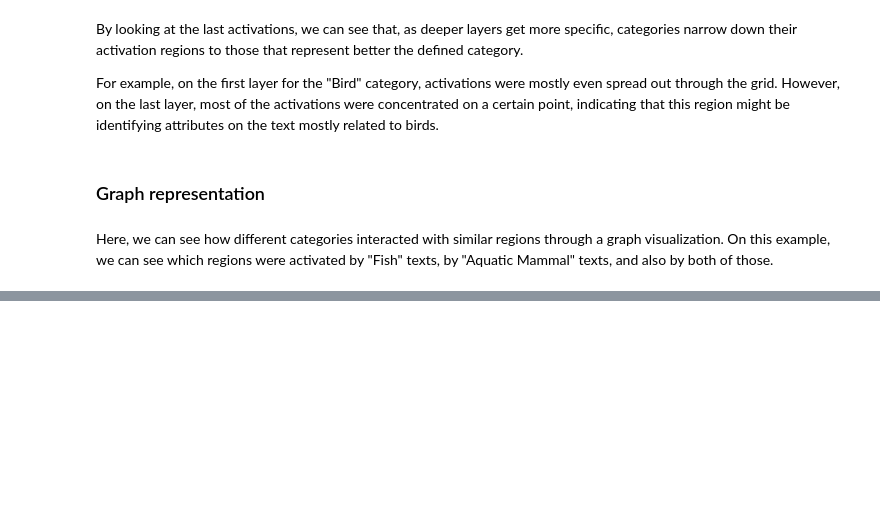
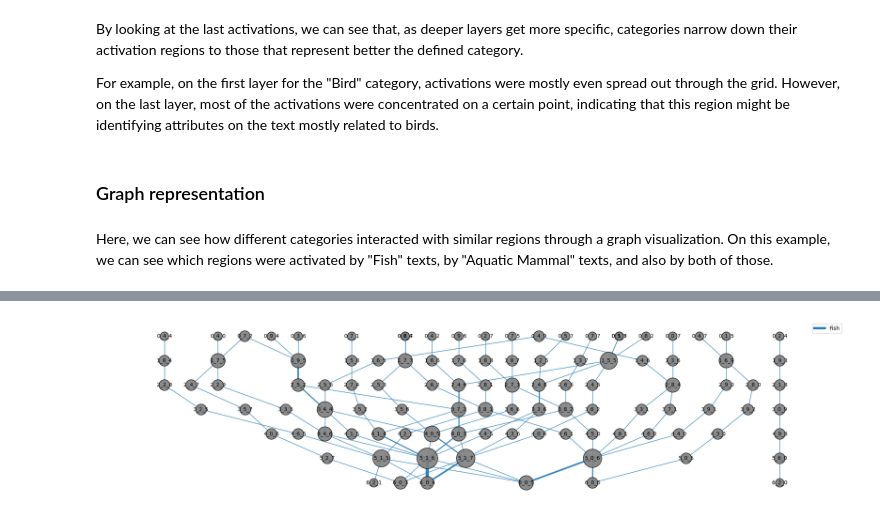
Before and after one commit to explic-ai/LLM-MRI, a Jupyter notebook: examples/Animals.ipynb, the cells around one changed output, grey strips where cells are left out. Cells and saved outputs as stored; diff of their text form; code cells hidden in the pictures; blank space fills up the shorter version.

```diff
--- a/examples/Animals.ipynb
+++ b/examples/Animals.ipynb
@@ -112,0 +117,5 @@ all_graph_image = llm_mri.get_graph_image(all_graph)
+# %%
+all_graph_1 = llm_mri.get_graph("Fish")
+all_graph_image_1 = llm_mri.get_graph_image(all_graph_1)
+# %% [output]
+[figure, added]
```
Also changed, not shown: parts of 4 cells of this notebook, 1 other file.
